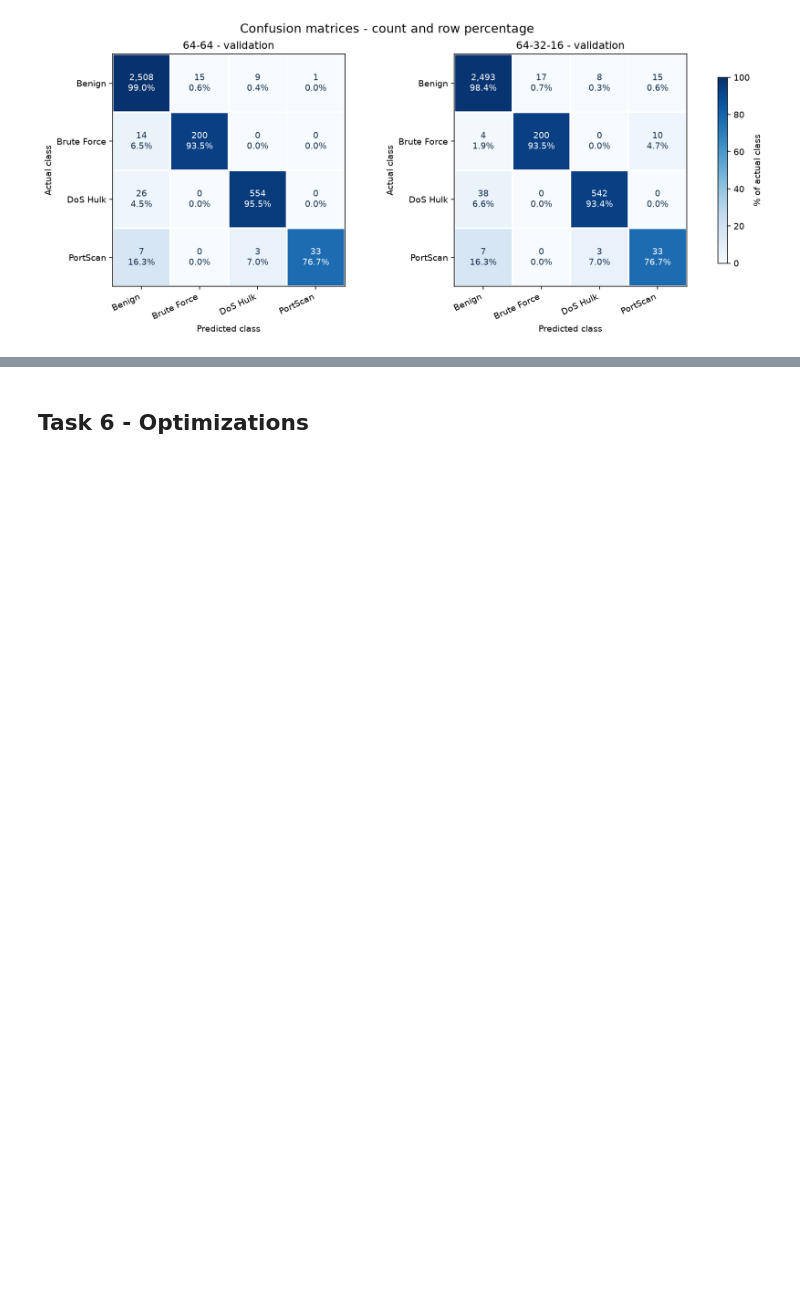
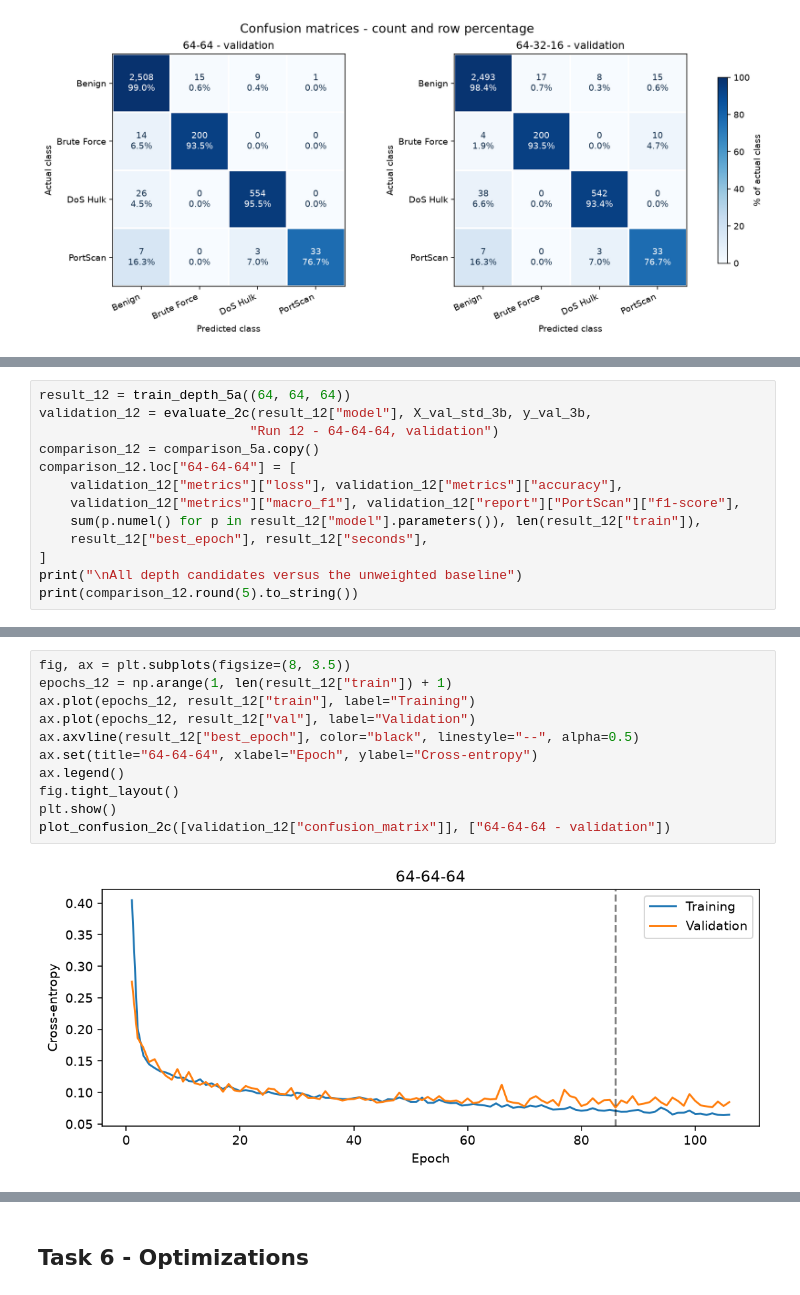
Before and after one commit to HaxelThePenguine/AI-Cybersecurity_labs2026, a Jupyter notebook: Lab_01/lab1.ipynb, the cells around one changed output, grey strips where cells are left out. Saved outputs shown, nothing was run; the diff lists cells and outputs as text; blank space fills up the shorter version.

```diff
--- a/Lab_01/lab1.ipynb
+++ b/Lab_01/lab1.ipynb
@@ -1289,0 +1294,13 @@ The extra same-width layer helps in this setup; further depth with a bottleneck
+# %%
+result_12 = train_depth_5a((64, 64, 64))
+validation_12 = evaluate_2c(result_12["model"], X_val_std_3b, y_val_3b,
+                           "Run 12 - 64-64-64, validation")
+comparison_12 = comparison_5a.copy()
+comparison_12.loc["64-64-64"] = [
+    validation_12["metrics"]["loss"], validation_12["metrics"]["accuracy"],
+    validation_12["metrics"]["macro_f1"], validation_12["report"]["PortScan"]["f1-score"],
+    sum(p.numel() for p in result_12["model"].parameters()), len(result_12["train"]),
+    result_12["best_epoch"], result_12["seconds"],
+]
+print("\nAll depth candidates versus the unweighted baseline")
+print(comparison_12.round(5).to_string())
@@ -1289,0 +1325,13 @@ The extra same-width layer helps in this setup; further depth with a bottleneck
+# %%
+fig, ax = plt.subplots(figsize=(8, 3.5))
+epochs_12 = np.arange(1, len(result_12["train"]) + 1)
+ax.plot(epochs_12, result_12["train"], label="Training")
+ax.plot(epochs_12, result_12["val"], label="Validation")
+ax.axvline(result_12["best_epoch"], color="black", linestyle="--", alpha=0.5)
+ax.set(title="64-64-64", xlabel="Epoch", ylabel="Cross-entropy")
+ax.legend()
+fig.tight_layout()
+plt.show()
+plot_confusion_2c([validation_12["confusion_matrix"]], ["64-64-64 - validation"])
+# %% [output]
+[figure, added]
```
Also changed, not shown: parts of 7 cells of this notebook, 2 other files.
